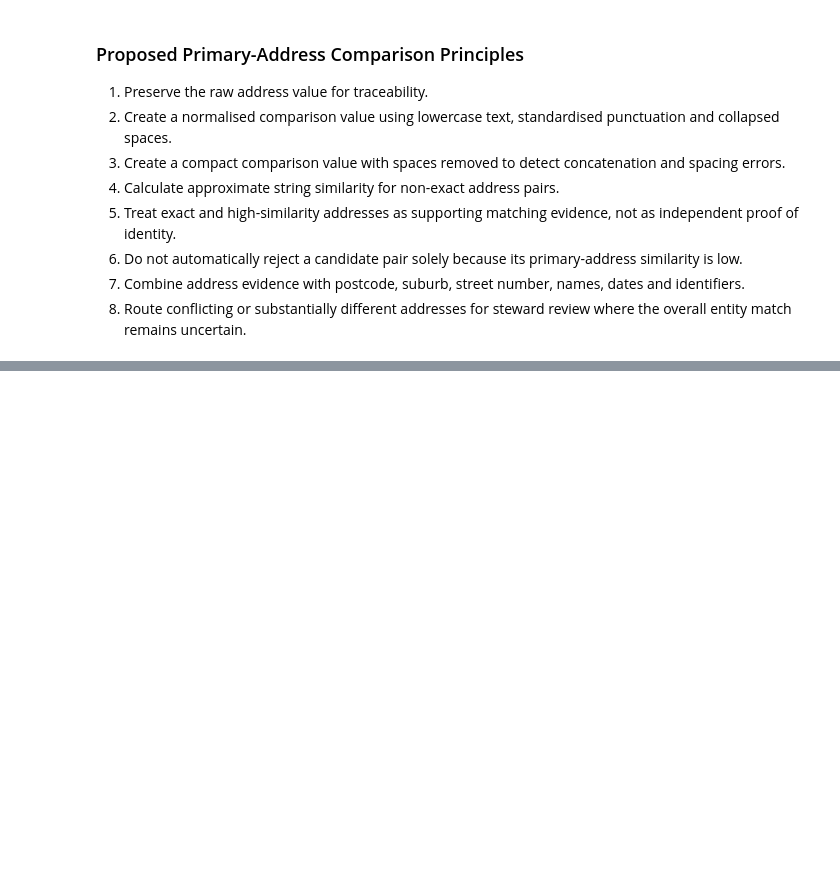
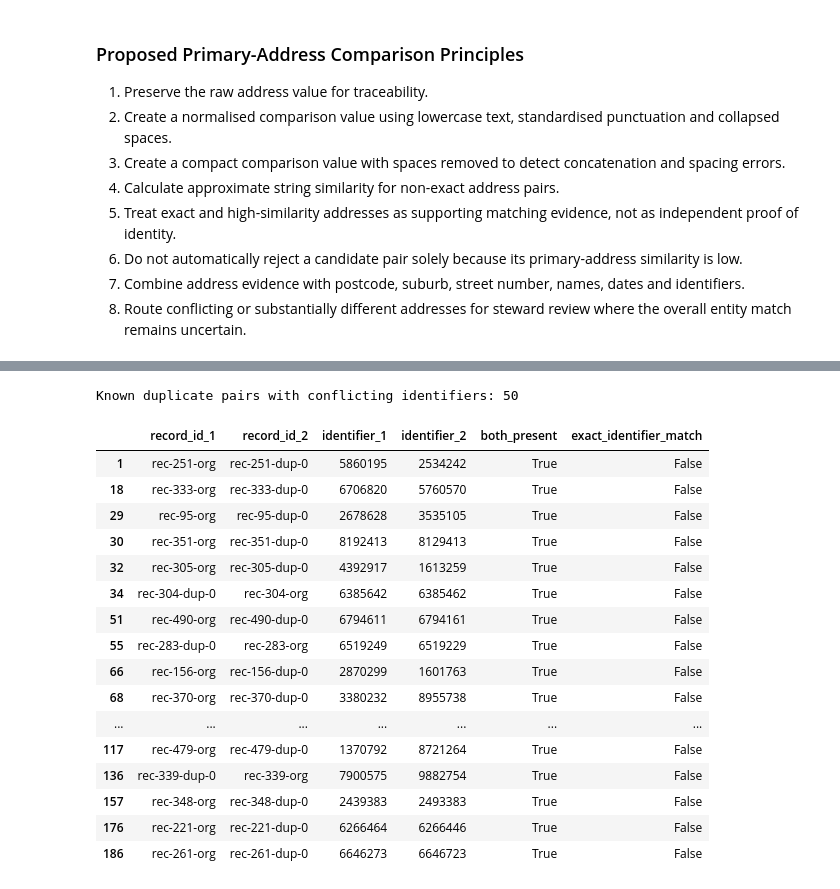
Before and after one commit to WaleBalogunK/Repository-name-entity-resolution-golden-record-lab, a Jupyter notebook: notebooks/01_data_acquisition_and_initial_audit.ipynb, the cells around one changed output, grey strips where cells are left out. Saved outputs shown, nothing was run; the diff lists cells and outputs as text; code cells hidden in the pictures; blank space fills up the shorter version.

```diff
--- a/notebooks/01_data_acquisition_and_initial_audit.ipynb
+++ b/notebooks/01_data_acquisition_and_initial_audit.ipynb
@@ -2422,0 +2925,34 @@ The primary-address comparison produced the following findings:
+# %%
+identifier_conflicts = (
+    identifier_pair_review[
+        identifier_pair_review["both_present"]
+        & ~identifier_pair_review["exact_identifier_match"]
+    ]
+    .copy()
+)
+
+print(
+    "Known duplicate pairs with conflicting identifiers: "
+    f"{len(identifier_conflicts):,}"
+)
+
+identifier_conflicts.head(20)
+# %% [output]
+Known duplicate pairs with conflicting identifiers: 50
+|  | record_id_1 | record_id_2 | identifier_1 | identifier_2 | both_present | exact_identifier_match |
+| 1 | rec-251-org | rec-251-dup-0 | 5860195 | 2534242 | True | False |
+| 18 | rec-333-org | rec-333-dup-0 | 6706820 | 5760570 | True | False |
+| 29 | rec-95-org | rec-95-dup-0 | 2678628 | 3535105 | True | False |
+| 30 | rec-351-org | rec-351-dup-0 | 8192413 | 8129413 | True | False |
+| 32 | rec-305-org | rec-305-dup-0 | 4392917 | 1613259 | True | False |
+| 34 | rec-304-dup-0 | rec-304-org | 6385642 | 6385462 | True | False |
+| 51 | rec-490-org | rec-490-dup-0 | 6794611 | 6794161 | True | False |
+| 55 | rec-283-dup-0 | rec-283-org | 6519249 | 6519229 | True | False |
+| 66 | rec-156-org | rec-156-dup-0 | 2870299 | 1601763 | True | False |
+| 68 | rec-370-org | rec-370-dup-0 | 3380232 | 8955738 | True | False |
+| ... | ... | ... | ... | ... | ... | ... |
+| 117 | rec-479-org | rec-479-dup-0 | 1370792 | 8721264 | True | False |
+| 136 | rec-339-dup-0 | rec-339-org | 7900575 | 9882754 | True | False |
+| 157 | rec-348-org | rec-348-dup-0 | 2439383 | 2493383 | True | False |
+| 176 | rec-221-org | rec-221-dup-0 | 6266464 | 6266446 | True | False |
+| 186 | rec-261-org | rec-261-dup-0 | 6646273 | 6646723 | True | False |
```
Also changed, not shown: parts of 24 cells of this notebook.
